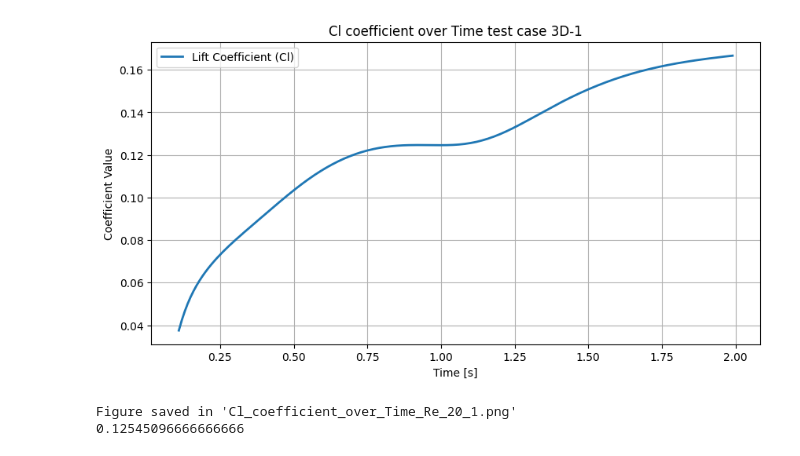
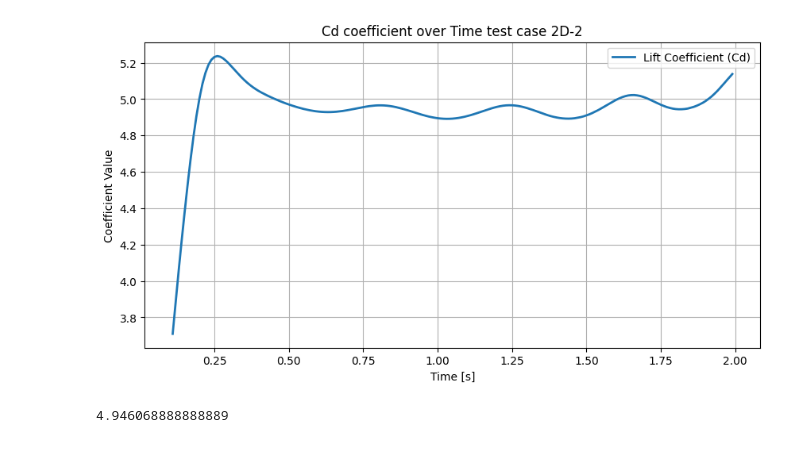
Before and after one commit to denisuntila/NavierStokes-Capoferri_Cecchettini_Untila, a Jupyter notebook: analysis/plot_coefficients.ipynb, the cells around one changed output. Cells and saved outputs as stored; diff of their text form; code cells hidden in the pictures.

```diff
--- a/analysis/plot_coefficients.ipynb
+++ b/analysis/plot_coefficients.ipynb
@@ -3,43 +3,39 @@ import pandas as pd
 import matplotlib.pyplot as plt
 
 # Caricare i dati dal file CSV
-df = pd.read_csv("../build/forces_vs_time.csv")
+test_dim = 2
+test_num = 2
+df = pd.read_csv(f"../tests/{test_dim}D/test_0{test_num}/build/forces_vs_time.csv")
 
 # Calcolare la media dei coefficienti per ogni valore di Reynolds
 re_value = 20
 
 offset_init = 10
 offset_end = -1
-name_graph = "Cl" # or Cd
-
-for idx, val in enumerate(df[name_graph]):
-    df[name_graph][idx] = val * -1
+name_graph = "Cd" # or Cd
 
 
 df["time"] = df["time"][offset_init:offset_end]
 df[name_graph] = df[name_graph][offset_init:offset_end]
 
 
 # Creare il grafico
 plt.figure(figsize=(10, 5))
 #plt.plot(df["time"], df["Cd"], label="Drag Coefficient (Cd)", linestyle="-", linewidth=2)
 plt.plot(df["time"], df[name_graph], label="Lift Coefficient (" + name_graph + ")", linestyle="-", linewidth=2)
 
 # Etichette e titolo
 plt.xlabel("Time [s]")
 plt.ylabel("Coefficient Value")
-plt.title(f"{name_graph} coefficient over Time test case 3D-1")
+plt.title(f"{name_graph} coefficient over Time test case {test_dim}D-{test_num}")
 plt.legend()
 plt.grid(True)
 
 # Salvare il grafico come PNG
-plt.savefig(f"{name_graph}_coefficient_over_Time_3D_Re_{re_value}_1.png", dpi=300)
+plt.savefig(f"{name_graph}_coefficient_over_Time_{test_dim}D_Re_{re_value}_{test_num}.png", dpi=300)
 plt.show()
 
-print(f"Figure saved in '{name_graph}_coefficient_over_Time_Re_{re_value}_1.png'")
-
 print(df[name_graph].mean())
 # %% [output]
-[figure, old version]
+[figure, new version]
-Figure saved in 'Cl_coefficient_over_Time_Re_20_1.png'
-0.12545096666666666
+4.946068888888889
```
Also changed, not shown: 2 other files.
